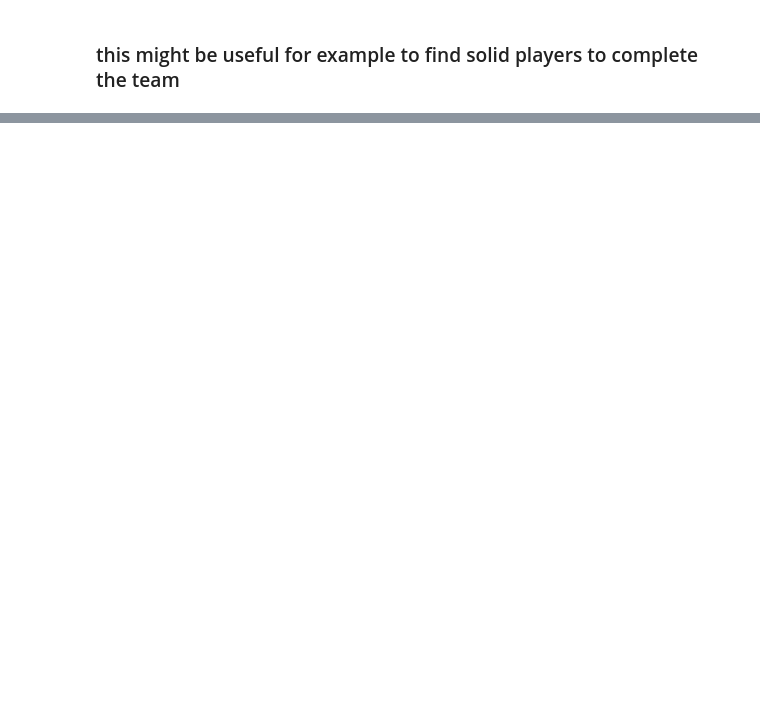
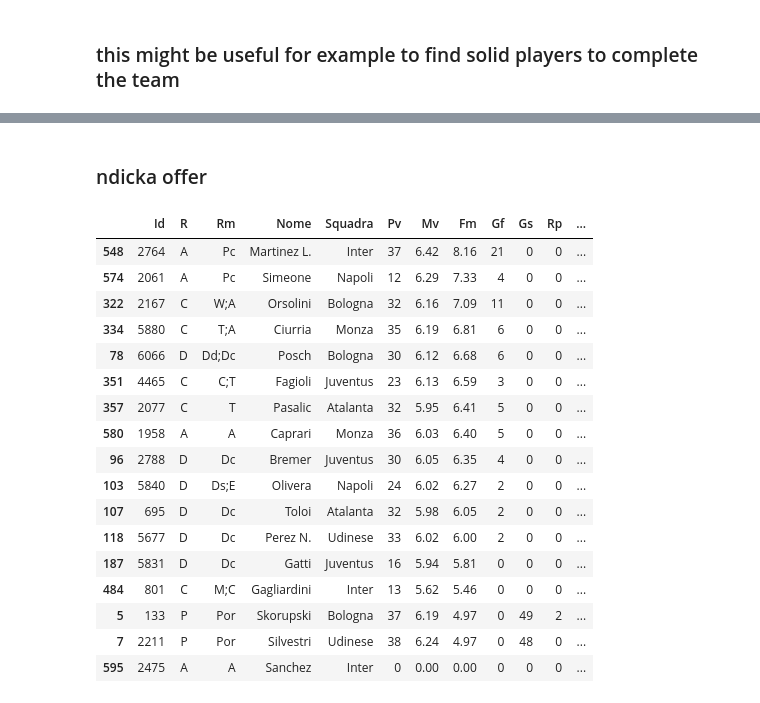
Before and after one commit to AndreaIncatasciato/fantacalcio, a Jupyter notebook: fantacalcio_analysis.ipynb, the cells around one changed output, grey strips where cells are left out. Cells and saved outputs as stored; diff of their text form; code cells hidden in the pictures; blank space fills up the shorter version.

```diff
--- a/fantacalcio_analysis.ipynb
+++ b/fantacalcio_analysis.ipynb
@@ -284,8 +284,8 @@ ac_st_leonards = ["Montipo'", "Provedel", "Sepe",
                   "Chiesa", "Colombo", "Giroud", "Jovic", "Krstovic", "Milik"]
 
 tuttoculo = ["Falcone", "Rui Patricio", "Svilar",
-             "Bakker", "Bastoni", "Cambiaso", "D'ambrosio", "Kristensen", "Mancini", "Natan", "Pavard",
-             "Arthur Melo", "Guendouzi", "Nandez", "Ricci S.", "Saponara", "Strefezza", "Zambo Anguissa", "Zielinski",
+             "Bakker", "Bastoni", "Cambiaso", "Kamara H.", "Kristensen", "Mancini", "Natan", "Pavard",
+             "Guendouzi", "Nandez", "Pereyra", "Ricci S.", "Saponara", "Strefezza", "Zambo Anguissa", "Zielinski",
              "Azmoun", "Bonazzoli", "Kvaratskhelia", "Lukaku", "Retegui", "Success"]
 
 astolfone = ["Carnesecchi", "Gollini", "Musso",
@@ -309,24 +309,24 @@ real_calloni = ["Consigli", "Cragno", "Meret",
                 "Gonzalez N.", "Mota", "Pedro", "Scamacca", "Vlahovic", "Zirkzee"]
 
 olympique_nicastro = ["Martinez Jo.", "Ochoa", "Sommer",
-                      "Bradaric", "Darmian", "Faraoni", "Llorente D.", "Lykogiannis", "Ranieri L.", "Ruggeri", "Scalvini",
+                      "Bradaric", "Darmian", "Faraoni", "Llorente D.", "Monterisi", "Ranieri L.", "Ruggeri", "Scalvini",
                       "Baez", "Ederson D.s.", "Gyasi", "Loftus-Cheek", "Messias", "Musah", "Pulisic", "Radonjic",
                       "Belotti", "Lapadula", "Mulattieri", "Osimhen", "Pavoletti", "Pinamonti"]
 
 zoo_berlino = ["Maignan", "Mirante", "Sportiello",
-               "Carlos Augusto", "Danilo", "Doig", "Dragusin", "Mari'", "Romagnoli", "Rrahmani", "Thiaw",
-               "Barella", "Calhanoglu", "Chukwueze", "El Shaarawy", "Gudmundsson A.", "Lobotka", "Mandragora", "Pogba",
-               "Brekalo", "Deulofeu", "Dia", "Dybala", "Luvumbo", "Petagna"]
+               "Carlos Augusto", "Casale", "Danilo", "Dragusin", "Martin", "Posch", "Rrahmani", "Thiaw",
+               "Barak", "Barella", "Calhanoglu", "El Shaarawy", "Fabbian", "Gudmundsson A.", "Lobotka", "Mandragora",
+               "Almqvist", "Caprari", "Deulofeu", "Dia", "Dybala", "Luvumbo"]
 
 storditi = ["Perin", "Pinsoglio", "Szczesny",
-            "Casale", "Dorgu", "Ebuehi", "Hernandez T.", "Holm", "Martin", "Pedersen", "Smalling",
+            "Doig", "Dorgu", "Ebuehi", "Hernandez T.", "Holm", "Pedersen", "Romagnoli", "Smalling",
             "Bajrami", "De Roon", "Freuler", "Ikone'", "Lovric", "Malinovskyi", "Mboula", "Zaccagni",
-            "Almqvist", "Berardi", "Cambiaghi", "Isaksen", "Thuram", "Zapata D."]
+            "Berardi", "Cambiaghi", "Isaksen", "Muriel", "Thuram", "Zapata D."]
 
 ndicka = ["Radunovic", "Silvestri", "Skorupski",
-          "Beukema", "Bremer", "Gatti", "N'dicka", "Olivera", "Perez N.", "Posch", "Toloi",
-          "Ciurria", "Fabbian", "Fagioli", "Gagliardini", "Kamada", "Lindstrom", "Orsolini", "Pasalic",
-          "Beltran L.", "Caprari", "Karlsson", "Martinez L.", "Sanchez", "Simeone"]
+          "Azzi", "Beukema", "Bremer", "Gatti", "N'dicka", "Olivera", "Perez N.", "Toloi",
+          "Chukwueze", "Ciurria", "Fagioli", "Gagliardini", "Kamada", "Lindstrom", "Orsolini", "Pasalic",
+          "Beltran L.", "Karlsson", "Martinez L.", "Petagna", "Sanchez", "Simeone"]
 
 data_ac_st_leonards = get_data_team_alba(ac_st_leonards)
 data_tuttoculo = get_data_team_alba(tuttoculo)
@@ -375,0 +385,23 @@ filtered_df
+# %% [markdown]
+### ndicka offer
+# %%
+data_ndicka['stats_2223'].sort_values(by='Fm', ascending=False)
+# %% [output]
+|  | Id | R | Rm | Nome | Squadra | Pv | Mv | Fm | Gf | Gs | Rp | ... |
+| 548 | 2764 | A | Pc | Martinez L. | Inter | 37 | 6.42 | 8.16 | 21 | 0 | 0 | ... |
+| 574 | 2061 | A | Pc | Simeone | Napoli | 12 | 6.29 | 7.33 | 4 | 0 | 0 | ... |
+| 322 | 2167 | C | W;A | Orsolini | Bologna | 32 | 6.16 | 7.09 | 11 | 0 | 0 | ... |
+| 334 | 5880 | C | T;A | Ciurria | Monza | 35 | 6.19 | 6.81 | 6 | 0 | 0 | ... |
+| 78 | 6066 | D | Dd;Dc | Posch | Bologna | 30 | 6.12 | 6.68 | 6 | 0 | 0 | ... |
+| 351 | 4465 | C | C;T | Fagioli | Juventus | 23 | 6.13 | 6.59 | 3 | 0 | 0 | ... |
+| 357 | 2077 | C | T | Pasalic | Atalanta | 32 | 5.95 | 6.41 | 5 | 0 | 0 | ... |
+| 580 | 1958 | A | A | Caprari | Monza | 36 | 6.03 | 6.40 | 5 | 0 | 0 | ... |
+| 96 | 2788 | D | Dc | Bremer | Juventus | 30 | 6.05 | 6.35 | 4 | 0 | 0 | ... |
+| 103 | 5840 | D | Ds;E | Olivera | Napoli | 24 | 6.02 | 6.27 | 2 | 0 | 0 | ... |
+| 107 | 695 | D | Dc | Toloi | Atalanta | 32 | 5.98 | 6.05 | 2 | 0 | 0 | ... |
+| 118 | 5677 | D | Dc | Perez N. | Udinese | 33 | 6.02 | 6.00 | 2 | 0 | 0 | ... |
+| 187 | 5831 | D | Dc | Gatti | Juventus | 16 | 5.94 | 5.81 | 0 | 0 | 0 | ... |
+| 484 | 801 | C | M;C | Gagliardini | Inter | 13 | 5.62 | 5.46 | 0 | 0 | 0 | ... |
+| 5 | 133 | P | Por | Skorupski | Bologna | 37 | 6.19 | 4.97 | 0 | 49 | 2 | ... |
+| 7 | 2211 | P | Por | Silvestri | Udinese | 38 | 6.24 | 4.97 | 0 | 48 | 0 | ... |
+| 595 | 2475 | A | A | Sanchez | Inter | 0 | 0.00 | 0.00 | 0 | 0 | 0 | ... |
```
Also changed, not shown: parts of 7 cells of this notebook.
